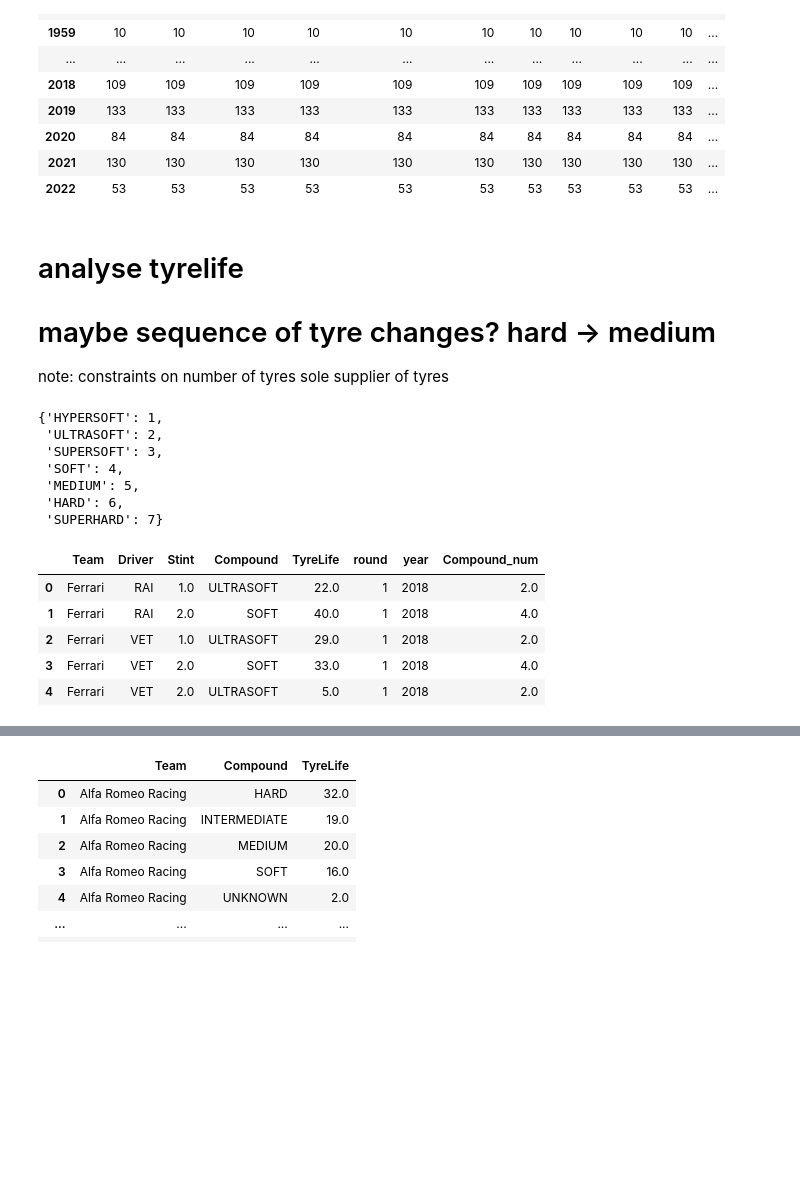
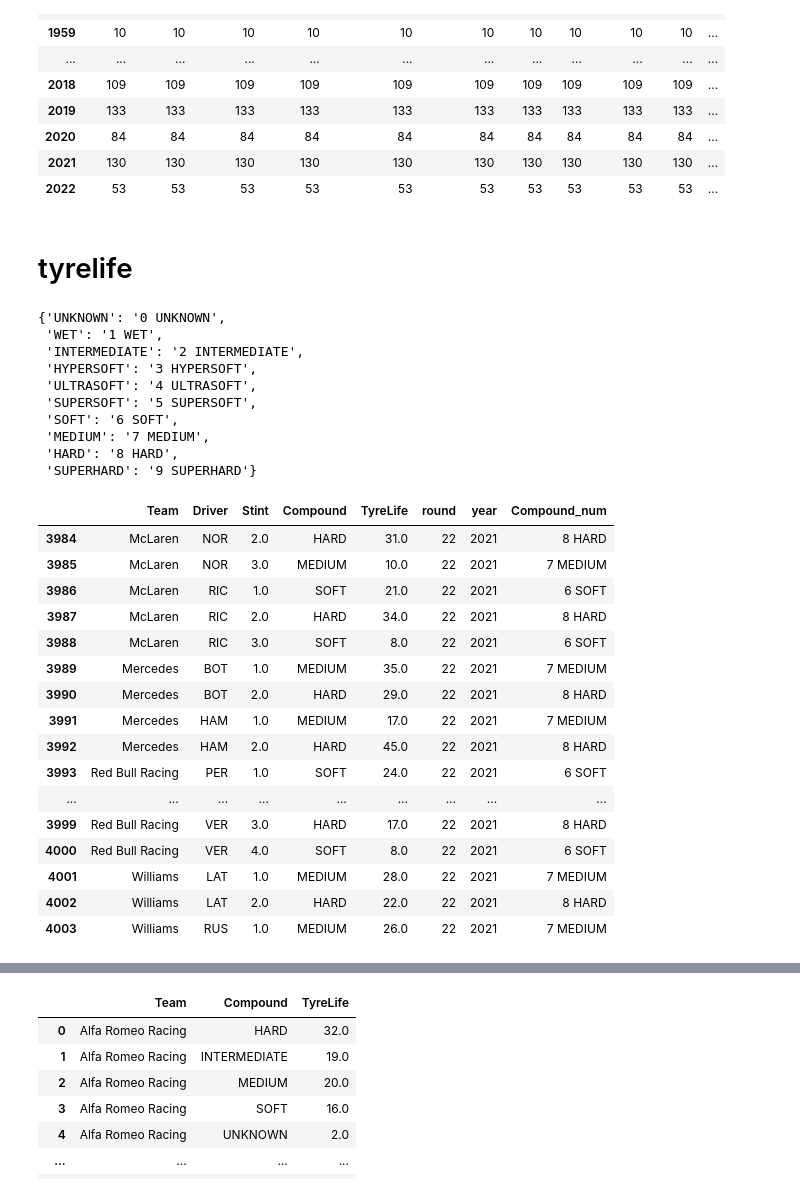
Before and after one commit to blossomt/f1, a Jupyter notebook: analysis.ipynb, the cells around one changed output, grey strips where cells are left out. Drawn from its saved outputs; the diff is of its cells as text; code cells hidden in the pictures; blank space fills up the shorter version.

```diff
--- a/analysis.ipynb
+++ b/analysis.ipynb
@@ -231,31 +227,46 @@ results_status[results_status['status'] == '+1 Lap'].sort_values(['year'])
 | 2020 | 84 | 84 | 84 | 84 | 84 | 84 | 84 | 84 | 84 | 84 | ... |
 | 2021 | 130 | 130 | 130 | 130 | 130 | 130 | 130 | 130 | 130 | 130 | ... |
 | 2022 | 53 | 53 | 53 | 53 | 53 | 53 | 53 | 53 | 53 | 53 | ... |
-# %% [markdown]
-# analyse tyrelife
-# maybe sequence of tyre changes? hard -> medium
-note: constraints on number of tyres
-sole supplier of tyres
+# %% [markdown]
+# tyrelife
 # %%
-tyre_rank = ['HYPERSOFT','ULTRASOFT','SUPERSOFT','SOFT','MEDIUM','HARD','SUPERHARD']
-tyre_rank_dict = {x:i+1 for i,x in enumerate(tyre_rank)}
+tyre_rank = ['UNKNOWN','WET','INTERMEDIATE','HYPERSOFT','ULTRASOFT','SUPERSOFT','SOFT','MEDIUM','HARD','SUPERHARD']
+tyre_rank_num = ['0 UNKNOWN','1 WET','2 INTERMEDIATE','3 HYPERSOFT','4 ULTRASOFT','5 SUPERSOFT','6 SOFT','7 MEDIUM','8 HARD','9 SUPERHARD']
+
+# tyre_rank_dict = {x:i for i,x in enumerate(tyre_rank)}
+tyre_rank_dict = {x:tyre_rank_num[i] for i,x in enumerate(tyre_rank)}
+
 tyre_rank_dict
 # %% [output]
-{'HYPERSOFT': 1,
- 'ULTRASOFT': 2,
- 'SUPERSOFT': 3,
- 'SOFT': 4,
- 'MEDIUM': 5,
- 'HARD': 6,
- 'SUPERHARD': 7}
+{'UNKNOWN': '0 UNKNOWN',
+ 'WET': '1 WET',
+ 'INTERMEDIATE': '2 INTERMEDIATE',
+ 'HYPERSOFT': '3 HYPERSOFT',
+ 'ULTRASOFT': '4 ULTRASOFT',
+ 'SUPERSOFT': '5 SUPERSOFT',
+ 'SOFT': '6 SOFT',
+ 'MEDIUM': '7 MEDIUM',
+ 'HARD': '8 HARD',
+ 'SUPERHARD': '9 SUPERHARD'}
 # %%
 tyrelife = pd.read_csv('./data/tyrelife.csv')
-tyrelife['Compound_num'] = tyrelife['Compound'].map(tyre_rank_dict)
-tyrelife.head()
+tyrelife['Compound_num'] = tyrelife['Compound'].map(tyre_rank_dict)#.astype(int)
+tyrelife.tail(20)
 # %% [output]
 |  | Team | Driver | Stint | Compound | TyreLife | round | year | Compound_num |
-| 0 | Ferrari | RAI | 1.0 | ULTRASOFT | 22.0 | 1 | 2018 | 2.0 |
-| 1 | Ferrari | RAI | 2.0 | SOFT | 40.0 | 1 | 2018 | 4.0 |
-| 2 | Ferrari | VET | 1.0 | ULTRASOFT | 29.0 | 1 | 2018 | 2.0 |
-| 3 | Ferrari | VET | 2.0 | SOFT | 33.0 | 1 | 2018 | 4.0 |
-| 4 | Ferrari | VET | 2.0 | ULTRASOFT | 5.0 | 1 | 2018 | 2.0 |
+| 3984 | McLaren | NOR | 2.0 | HARD | 31.0 | 22 | 2021 | 8 HARD |
+| 3985 | McLaren | NOR | 3.0 | MEDIUM | 10.0 | 22 | 2021 | 7 MEDIUM |
+| 3986 | McLaren | RIC | 1.0 | SOFT | 21.0 | 22 | 2021 | 6 SOFT |
+| 3987 | McLaren | RIC | 2.0 | HARD | 34.0 | 22 | 2021 | 8 HARD |
+| 3988 | McLaren | RIC | 3.0 | SOFT | 8.0 | 22 | 2021 | 6 SOFT |
+| 3989 | Mercedes | BOT | 1.0 | MEDIUM | 35.0 | 22 | 2021 | 7 MEDIUM |
+| 3990 | Mercedes | BOT | 2.0 | HARD | 29.0 | 22 | 2021 | 8 HARD |
+| 3991 | Mercedes | HAM | 1.0 | MEDIUM | 17.0 | 22 | 2021 | 7 MEDIUM |
+| 3992 | Mercedes | HAM | 2.0 | HARD | 45.0 | 22 | 2021 | 8 HARD |
+| 3993 | Red Bull Racing | PER | 1.0 | SOFT | 24.0 | 22 | 2021 | 6 SOFT |
+| ... | ... | ... | ... | ... | ... | ... | ... | ... |
+| 3999 | Red Bull Racing | VER | 3.0 | HARD | 17.0 | 22 | 2021 | 8 HARD |
+| 4000 | Red Bull Racing | VER | 4.0 | SOFT | 8.0 | 22 | 2021 | 6 SOFT |
+| 4001 | Williams | LAT | 1.0 | MEDIUM | 28.0 | 22 | 2021 | 7 MEDIUM |
+| 4002 | Williams | LAT | 2.0 | HARD | 22.0 | 22 | 2021 | 8 HARD |
+| 4003 | Williams | RUS | 1.0 | MEDIUM | 26.0 | 22 | 2021 | 7 MEDIUM |
```
Also changed, not shown: parts of 21 cells of this notebook, 7 other files.
